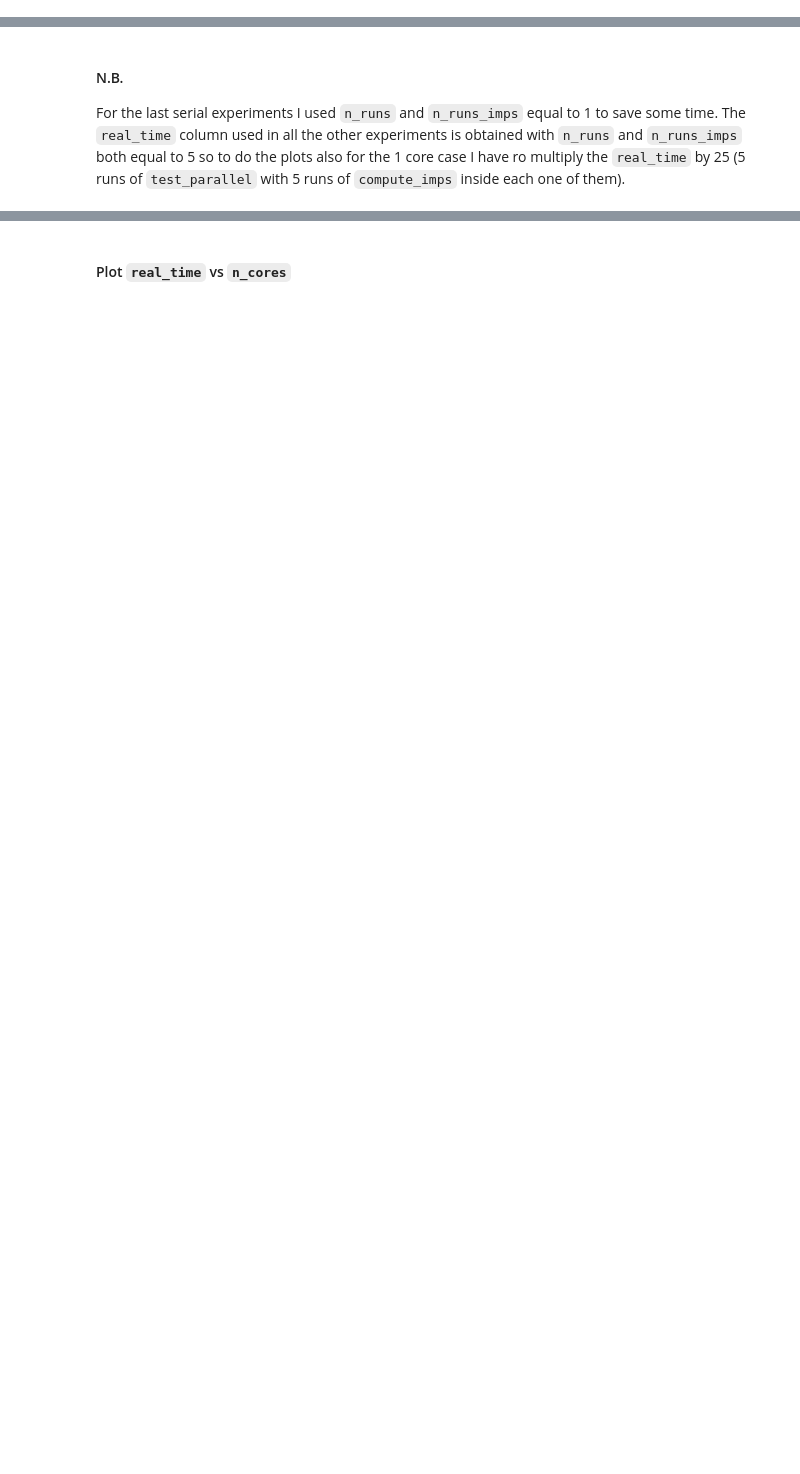
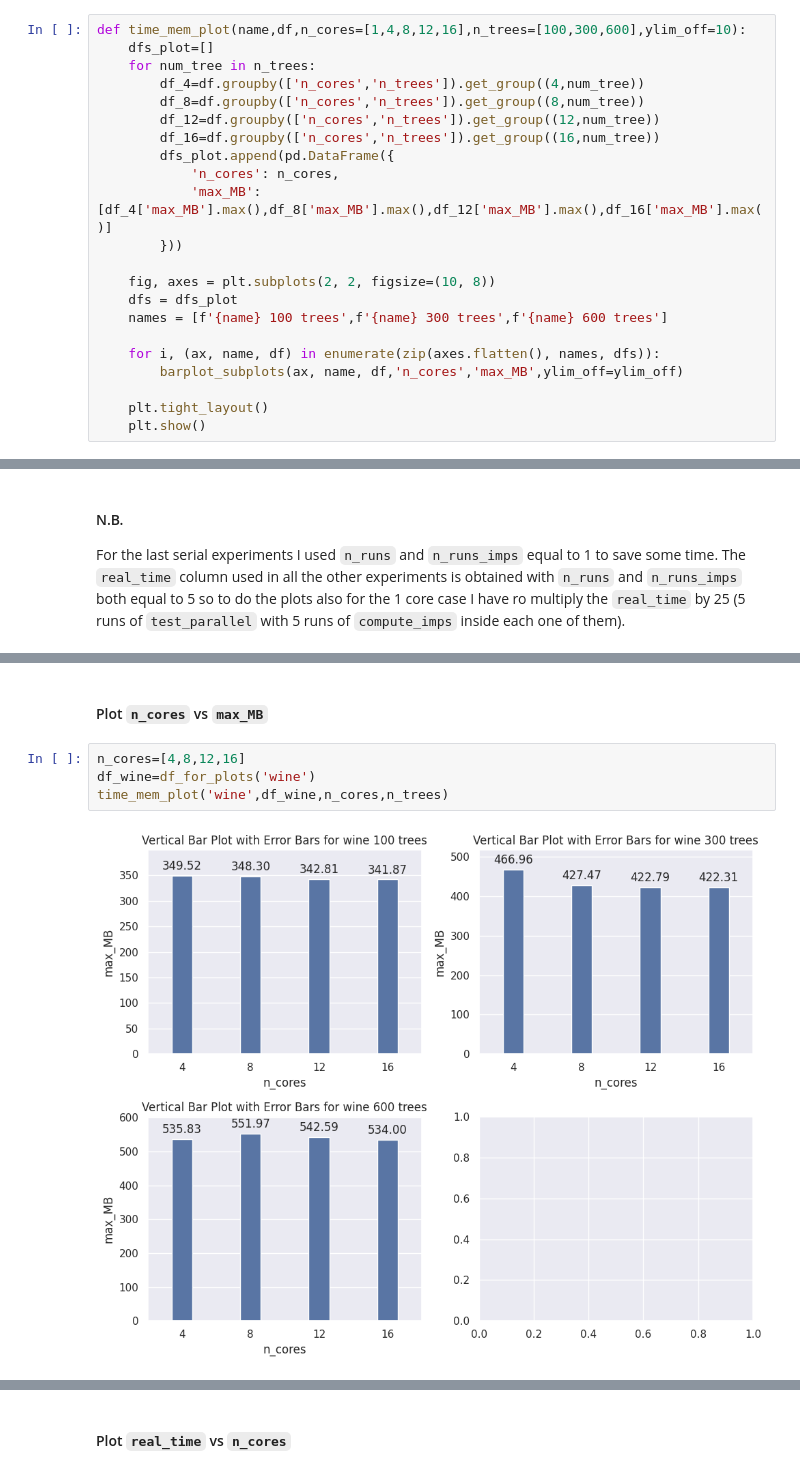
Before and after one commit to francesco-borsatti-unipd/ExIFFI, a Jupyter notebook: notebooks/Test_Parallel.ipynb, the cells around one changed output, grey strips where cells are left out. Drawn from its saved outputs; the diff is of its cells as text; blank space fills up the shorter version.

```diff
--- a/notebooks/Test_Parallel.ipynb
+++ b/notebooks/Test_Parallel.ipynb
@@ -834,0 +889,22 @@ def barplot_subplots(ax, name, df, x_col, y_col,ylim_off=50):
+# %%
+def time_mem_plot(name,df,n_cores=[1,4,8,12,16],n_trees=[100,300,600],ylim_off=10):
+    dfs_plot=[]
+    for num_tree in n_trees:
+        df_4=df.groupby(['n_cores','n_trees']).get_group((4,num_tree))
+        df_8=df.groupby(['n_cores','n_trees']).get_group((8,num_tree))
+        df_12=df.groupby(['n_cores','n_trees']).get_group((12,num_tree))
+        df_16=df.groupby(['n_cores','n_trees']).get_group((16,num_tree))
+        dfs_plot.append(pd.DataFrame({
+            'n_cores': n_cores,
+            'max_MB':[df_4['max_MB'].max(),df_8['max_MB'].max(),df_12['max_MB'].max(),df_16['max_MB'].max()]
+        }))
+
+    fig, axes = plt.subplots(2, 2, figsize=(10, 8))
+    dfs = dfs_plot
+    names = [f'{name} 100 trees',f'{name} 300 trees',f'{name} 600 trees']
+
+    for i, (ax, name, df) in enumerate(zip(axes.flatten(), names, dfs)):
+        barplot_subplots(ax, name, df,'n_cores','max_MB',ylim_off=ylim_off)
+
+    plt.tight_layout()
+    plt.show()
@@ -952,0 +961,8 @@ plt.show()
+# %% [markdown]
+#### Plot `n_cores` vs `max_MB`
+# %%
+n_cores=[4,8,12,16]
+df_wine=df_for_plots('wine')
+time_mem_plot('wine',df_wine,n_cores,n_trees)
+# %% [output]
+[figure, added]
```
Also changed, not shown: parts of 153 cells of this notebook.
